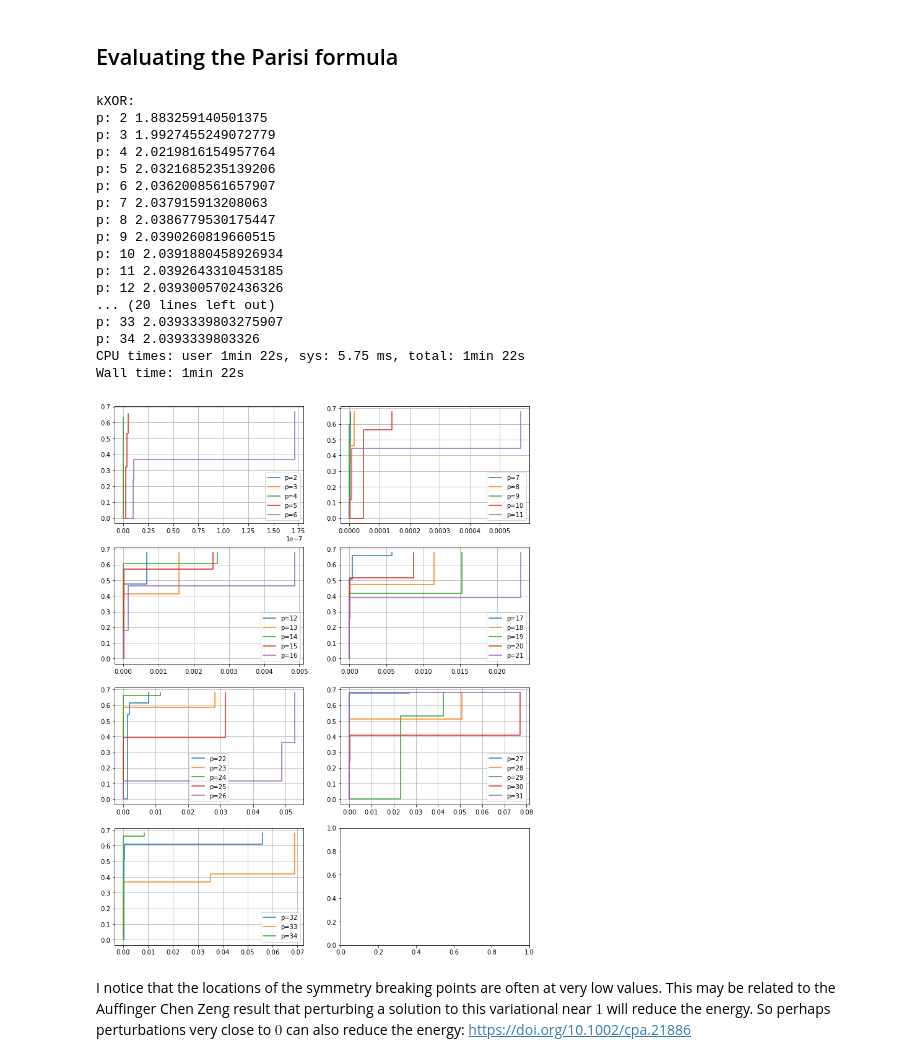
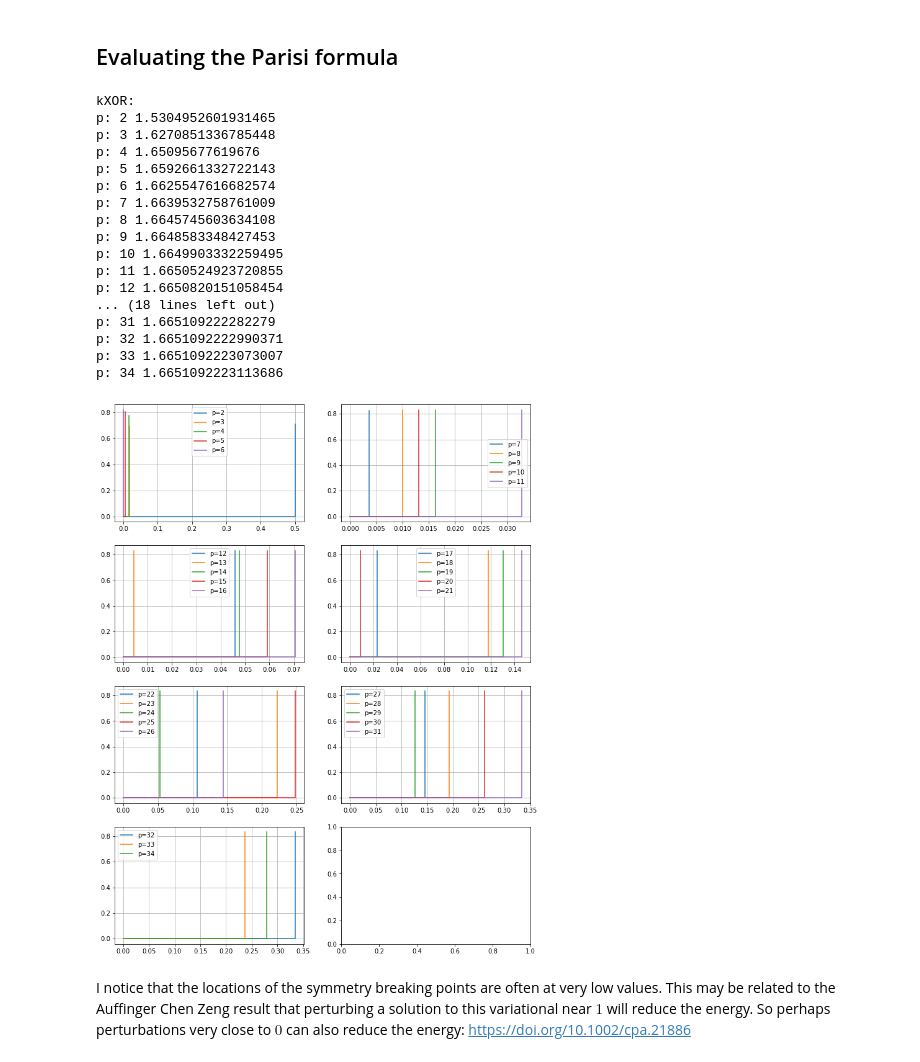
Before and after one commit to marwahaha/QuAIL-2021, a Jupyter notebook: parisi.ipynb, the cells around one changed output. Drawn from its saved outputs; the diff is of its cells as text; code cells hidden in the pictures.

```diff
--- a/parisi.ipynb
+++ b/parisi.ipynb
@@ -58,4 +45,0 @@ This defines the expectation value.
-# %%
-INPS = np.linspace(-20,20, 40001)
-PDF_INPS = stats.norm.pdf(INPS)/1000
-assert np.allclose(sum(PDF_INPS),1), sum(PDF_INPS)
@@ -66,3 +46,16 @@ def Expectation(f):
+# %%
+def psi0(qs, ms):
+    a_s = np.array([a(qs, l) for l in range(len(qs)-1)])
+    start = 0
+    for i in range(len(grid)):
+        start += a_s[i]*grid[i]
+    start =  np.abs(start)
+    # 1 to k
+    for i in list(range(1, k+1))[::-1]:
+        start = logsumexp(ms[i]*start, b=PDF_INPS, axis=i)/ms[i]
+    # 0
+    start = np.sum(PDF_INPS*start, axis=0)
+    return start
 # %% [markdown]
 The penalty term in the operator is $0.5 \int_0^1 f(t)  t \xi^{''}(t) dt = 0.5 \sum_{i=0}^k \int_{q_i}^{q_{i+1}} m_i t \xi^{''}(t) dt$
 # %%
@@ -82,25 +75,31 @@ def test(inp):
     inp_qs,inp_ms= inp[:k],inp[k:]
 
     # if bad input, return a large number
-    if np.any(np.array(inp) < 0) or sum(inp_ms) > 1 or sum(inp_qs) > 1:
+    if np.any(np.array(inp) < 0) or sum(inp_ms) > 2 or sum(inp_qs) > 1:
         return 10000
 
     qs = np.array([0,*[sum(inp_qs[:i+1]) for i in range(k)],1])
     ms = np.array([0,*[sum(inp_ms[:i+1]) for i in range(k)]])
-    return psi(qs, ms, 0)(0) - penalty(qs, ms)
+    output =  psi0(qs, ms) - penalty(qs, ms)
+    return output
 # %% [markdown]
 ## Evaluating the Parisi formula
 # %%
-%%time
+print("kXOR:")
 
-print("kXOR:")
+# k is number of jumps
+k=1
+# if this range is too small, it fails at higher k
+INPS = np.linspace(-30,30, 1000)
+PDF_INPS = stats.norm.pdf(INPS)
+PDF_INPS = PDF_INPS/np.sum(PDF_INPS)
+assert np.allclose(sum(PDF_INPS),1), sum(PDF_INPS)
+grid = np.meshgrid(*[INPS]*(k+1), indexing='ij')
 
 # pure p-spin model; p=2 is SK model
 ps = range(2, 35)
-# number of jumps
-k=3
 # if C_psq is too low, my convergence is not very good.
-C_psq = 3
+C_psq = 2
 
 num_vert_plots = int(np.ceil(len(ps)/10))
 fig, axs = plt.subplots(num_vert_plots, 2, figsize=(12, 4*num_vert_plots))
@@ -112,51 +111,51 @@ for idx in range(len(ps)):
         ax.grid()
     # should xi be different by 1/2 ? I've seen it both ways.
     xi = lambda x: x**P * C_psq
     xiprime = lambda x: P * (x**(P-1)) * C_psq
     xiprimeprime = lambda x: P * (P-1) * (x**(P-2)) * C_psq
 
     # find best function from minimizer
     best = None
-    for _ in range(4):
+    for _ in range(1):
         opt = minimize(test,
                        [np.random.random()/k for _ in range(2*k)],
                        method='Powell',
                        options={"xtol": 1e-10, "ftol":1e-14}
                       )
         if not best or best.fun > opt.fun:
             best = opt
     print("p:", P, best.fun)
     outs.append(best.fun)
 
     qs = np.array([0,*[sum(best.x[:k][:i+1]) for i in range(k)]])
     ms = np.array([0,*[sum(best.x[k:][:i+1]) for i in range(k)]])
 #     print("qs:", qs)
 #     print("ms:", ms)
     ax.step(qs, ms, where='post', label="p=" + str(P))
     if idx % 5 == 4:
         ax.legend()
 
 ax.legend()
 outs = np.array(outs)
 # %% [output]
 kXOR:
-p: 2 1.883259140501375
-p: 3 1.9927455249072779
-p: 4 2.0219816154957764
-p: 5 2.0321685235139206
-p: 6 2.0362008561657907
-p: 7 2.037915913208063
-p: 8 2.0386779530175447
-p: 9 2.0390260819660515
-p: 10 2.0391880458926934
-p: 11 2.0392643310453185
-p: 12 2.0393005702436326
-... (20 lines left out)
-p: 33 2.0393339803275907
-p: 34 2.0393339803326
-CPU times: user 1min 22s, sys: 5.75 ms, total: 1min 22s
-Wall time: 1min 22s
+p: 2 1.5304952601931465
+p: 3 1.6270851336785448
+p: 4 1.65095677619676
+p: 5 1.6592661332722143
+p: 6 1.6625547616682574
+p: 7 1.6639532758761009
+p: 8 1.6645745603634108
+p: 9 1.6648583348427453
+p: 10 1.6649903332259495
+p: 11 1.6650524923720855
+p: 12 1.6650820151058454
+... (18 lines left out)
+p: 31 1.665109222282279
+p: 32 1.6651092222990371
+p: 33 1.6651092223073007
+p: 34 1.6651092223113686
-[figure, old version]
+[figure, new version]
 # %% [markdown]
 I notice that the locations of the symmetry breaking points are often at very low values.  This may be related to the Auffinger Chen Zeng result that perturbing a solution to this variational near $1$ will reduce the energy. So perhaps perturbations very close to $0$ can also reduce the energy: https://doi.org/10.1002/cpa.21886
 # %% [markdown]
```
Also changed, not shown: parts of 12 cells of this notebook.
